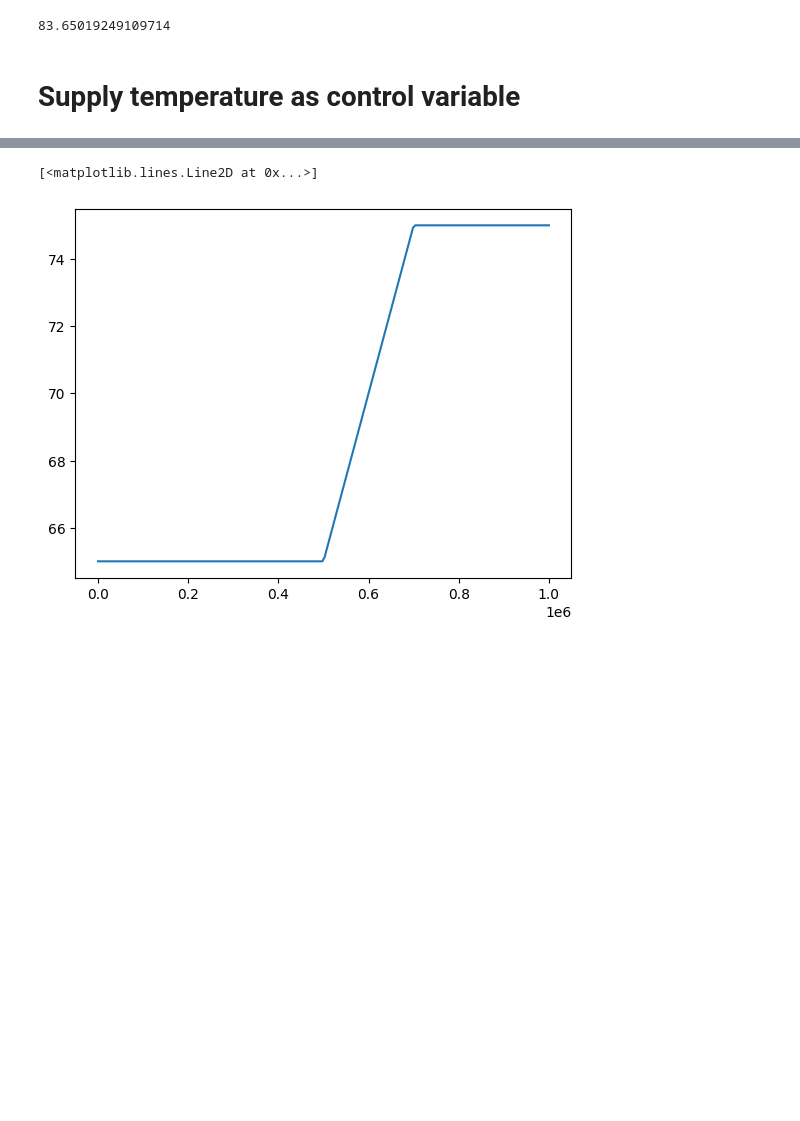
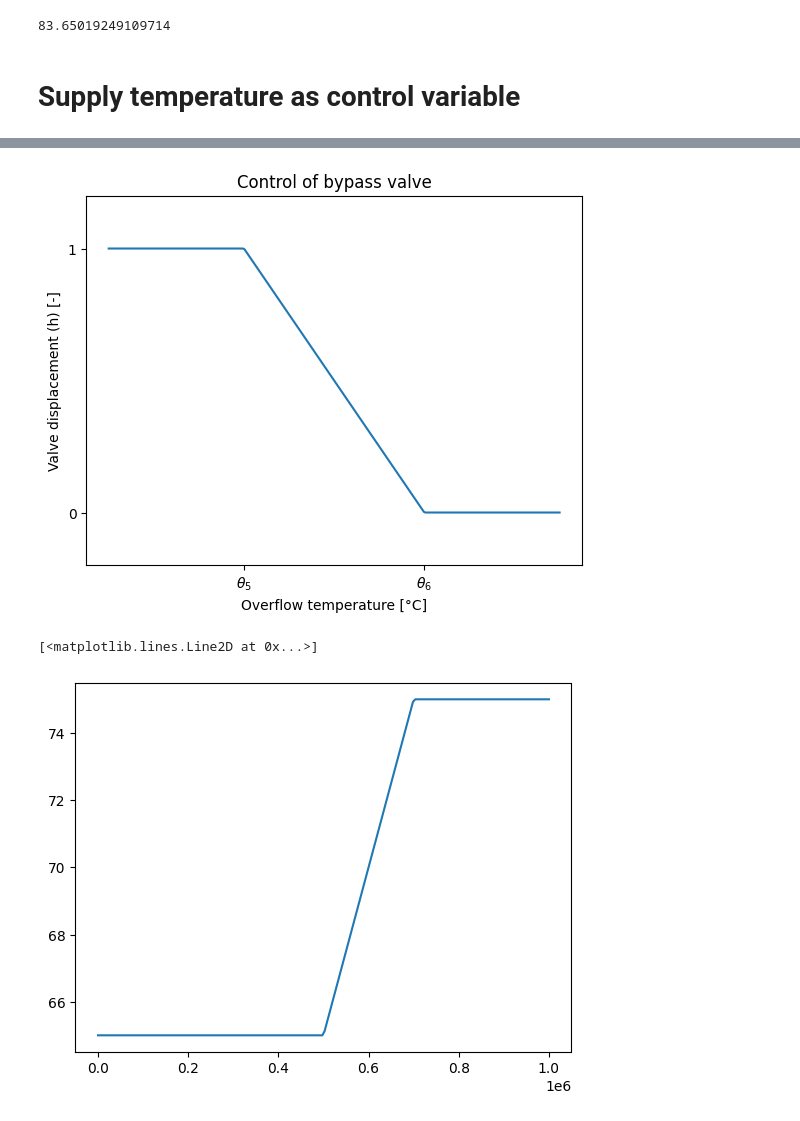
Before and after one commit to Pietervb2/thesis, a Jupyter notebook: obtain_realistic parameters.ipynb, the cells around one changed output, grey strips where cells are left out. Drawn from its saved outputs; the diff is of its cells as text; code cells hidden in the pictures; blank space fills up the shorter version.

```diff
--- a/obtain_realistic parameters.ipynb
+++ b/obtain_realistic parameters.ipynb
@@ -652,3 +639,40 @@ plt.show()
+# %%
+import numpy as np
+import matplotlib.pyplot as plt
+
+# X-axis
+x = np.linspace(0, 1, 300)
+
+# Supply temperature profile (decreasing)
+T_supply = np.zeros_like(x)
+
+for i, xi in enumerate(x):
+    if xi < 0.3:
+        T_supply[i] = 75   # high constant region (θ2)
+    elif xi <= 0.7:
+        T_supply[i] = 75 - (xi - 0.3) * (10 / 0.4)  # linear decrease
+    else:
+        T_supply[i] = 65   # low constant region (θ1)
+
+# Plot
+plt.figure()
+plt.plot(x, T_supply)
+
+plt.xlabel("Overflow temperature [°C]")
+plt.ylabel("Valve displacement (h) [-]")
+plt.title("Control of bypass valve")
+
+# Y-axis thetas
+plt.yticks([65, 75], [r"0", r"1"])
+plt.ylim(63, 77)
+
+# X-axis thetas
+plt.xticks([0.3, 0.7], [r"$\theta_5$", r"$\theta_6$"])
+
+
+plt.show()
+# %% [output]
+[figure, added]
 # %%
 num_steps = 200
 total_heat_demand = np.linspace(0,1e6,num_steps) # W, example linear increase in heat demand
```
Also changed, not shown: parts of 3 cells of this notebook, 8 other files.
